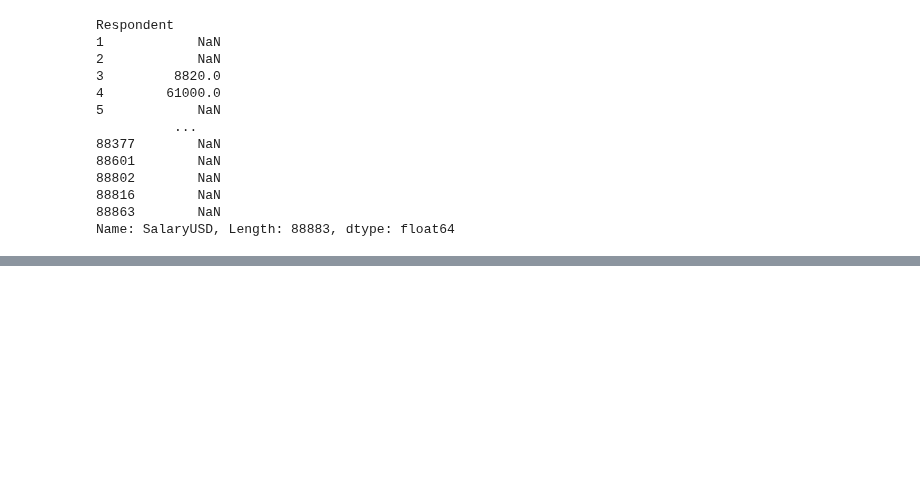
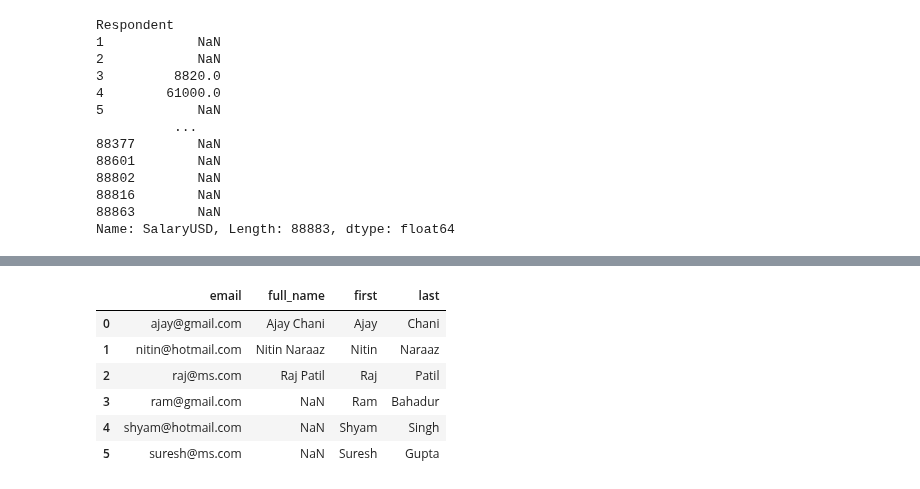
Before and after one commit to achani/data_analysis, a Jupyter notebook: src/pandas_demo.ipynb, the cells around one changed output, grey strips where cells are left out. Saved outputs shown, nothing was run; the diff lists cells and outputs as text; code cells hidden in the pictures; blank space fills up the shorter version.

```diff
--- a/src/pandas_demo.ipynb
+++ b/src/pandas_demo.ipynb
@@ -579,0 +682,11 @@ df['Hobbyist'] = df['Hobbyist'].map({'Yes':True, 'No': False})
+# %%
+df3_temp = pd.concat([df_temp,df2_temp], ignore_index=True)
+df3_temp
+# %% [output]
+|  | email | full_name | first | last |
+| 0 | ajay@gmail.com | Ajay Chani | Ajay | Chani |
+| 1 | nitin@hotmail.com | Nitin Naraaz | Nitin | Naraaz |
+| 2 | raj@ms.com | Raj Patil | Raj | Patil |
+| 3 | ram@gmail.com | NaN | Ram | Bahadur |
+| 4 | shyam@hotmail.com | NaN | Shyam | Singh |
+| 5 | suresh@ms.com | NaN | Suresh | Gupta |
```
Also changed, not shown: parts of 19 cells of this notebook.
